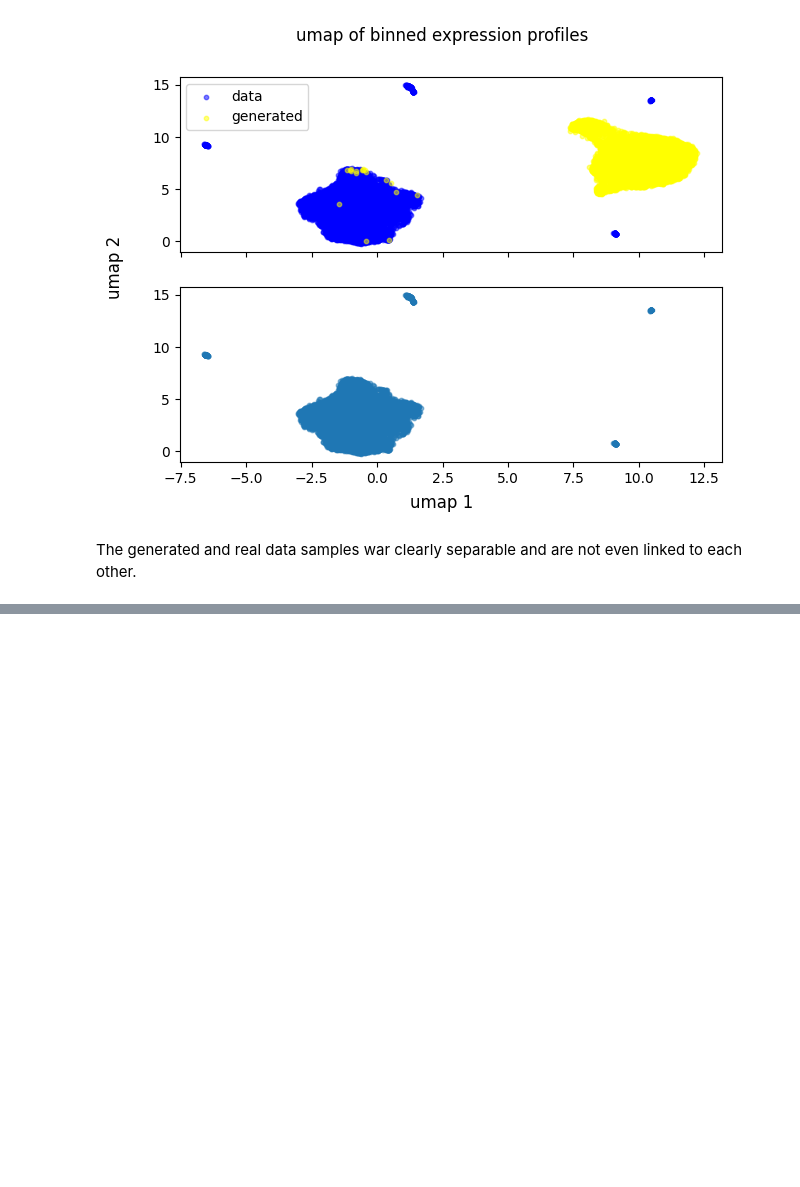
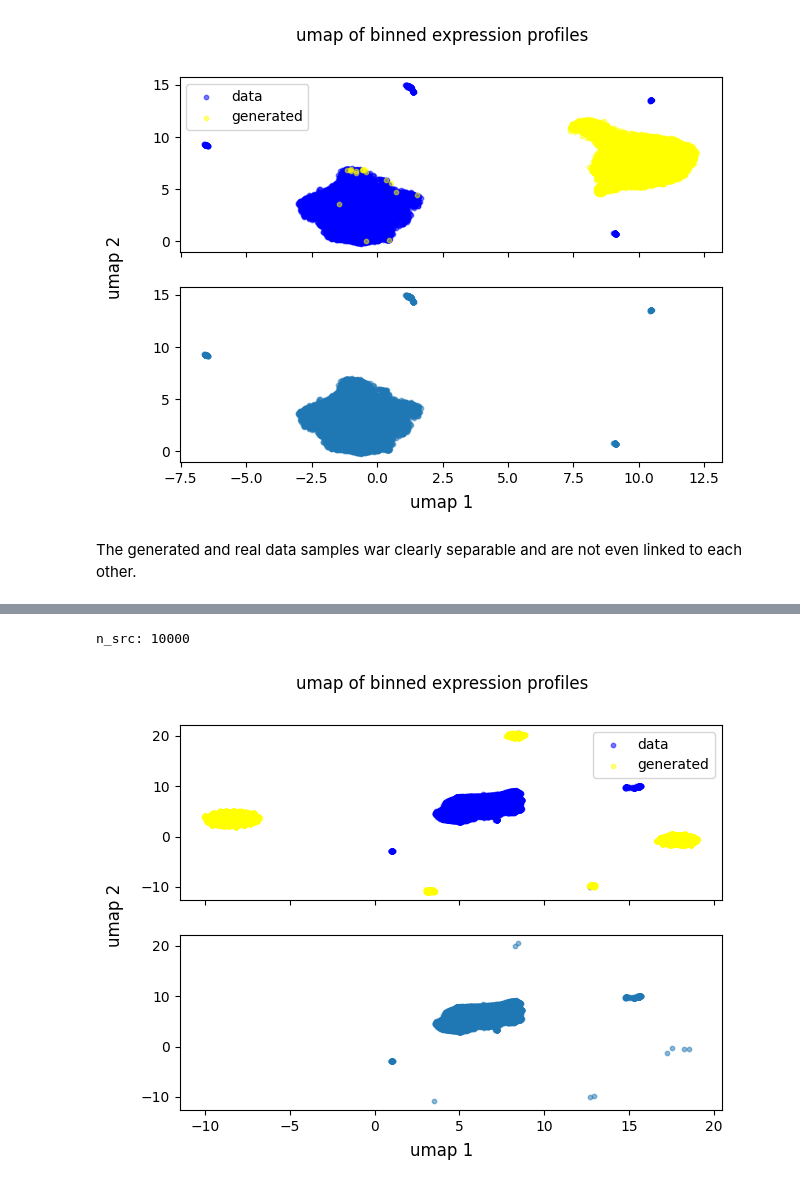
Before and after one commit to Fkrgl/scTransformer, a Jupyter notebook: src/heart_endothelial_generated_samples.ipynb, the cells around one changed output, grey strips where cells are left out. Drawn from its saved outputs; the diff is of its cells as text; code cells hidden in the pictures; blank space fills up the shorter version.

```diff
--- a/src/heart_endothelial_generated_samples.ipynb
+++ b/src/heart_endothelial_generated_samples.ipynb
@@ -80,0 +127,10 @@ The generated and real data samples war clearly separable and are not even linke
+# %%
+samples = np.load('../data/heart_endothelial_200_10000_generationObjective_sequence.npy')
+real = samples[:10000]
+generated = samples[10000:20000]
+seq = samples[20000:]
+# %%
+plot_UMAP(seq, real)
+# %% [output]
+n_src: 10000
+[figure, added]
```
Also changed, not shown: parts of 11 cells of this notebook, 9 other files.
